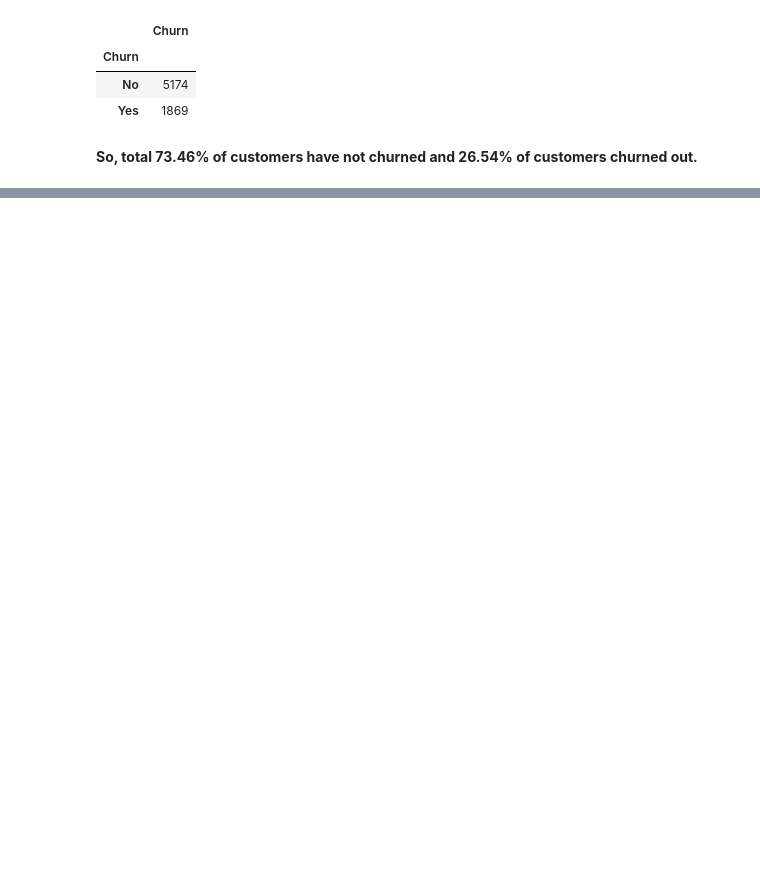
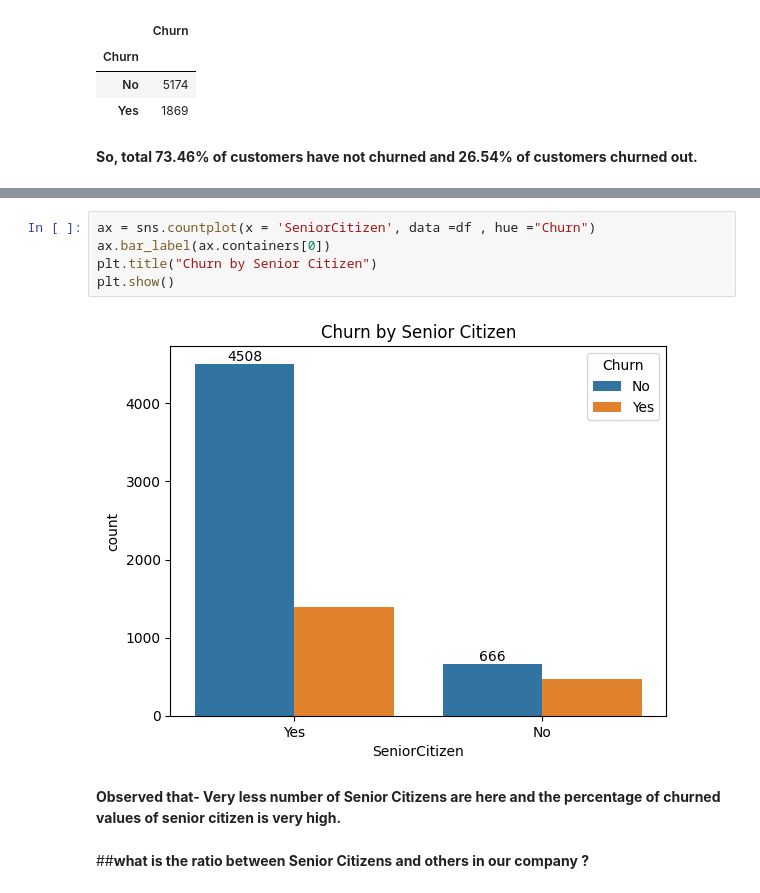
Before and after one commit to Jatingpt/Telecom-Customer-Churn-EDA-Project, a Jupyter notebook: Telecom_Customer_Churn_EDA_Project.ipynb, the cells around one changed output, grey strips where cells are left out. Drawn from its saved outputs; the diff is of its cells as text; blank space fills up the shorter version.

```diff
--- a/Telecom_Customer_Churn_EDA_Project.ipynb
+++ b/Telecom_Customer_Churn_EDA_Project.ipynb
@@ -328,0 +338,11 @@ s
+# %%
+ax = sns.countplot(x = 'SeniorCitizen', data =df , hue ="Churn")
+ax.bar_label(ax.containers[0])
+plt.title("Churn by Senior Citizen")
+plt.show()
+# %% [output]
+[figure, added]
+# %% [markdown]
+**Observed that- Very less number of Senior Citizens are here and the percentage of churned values of senior citizen is very high.**
+# %% [markdown]
+##**what is the ratio between Senior Citizens and others in our company ?**
```
Also changed, not shown: parts of 11 cells of this notebook.
